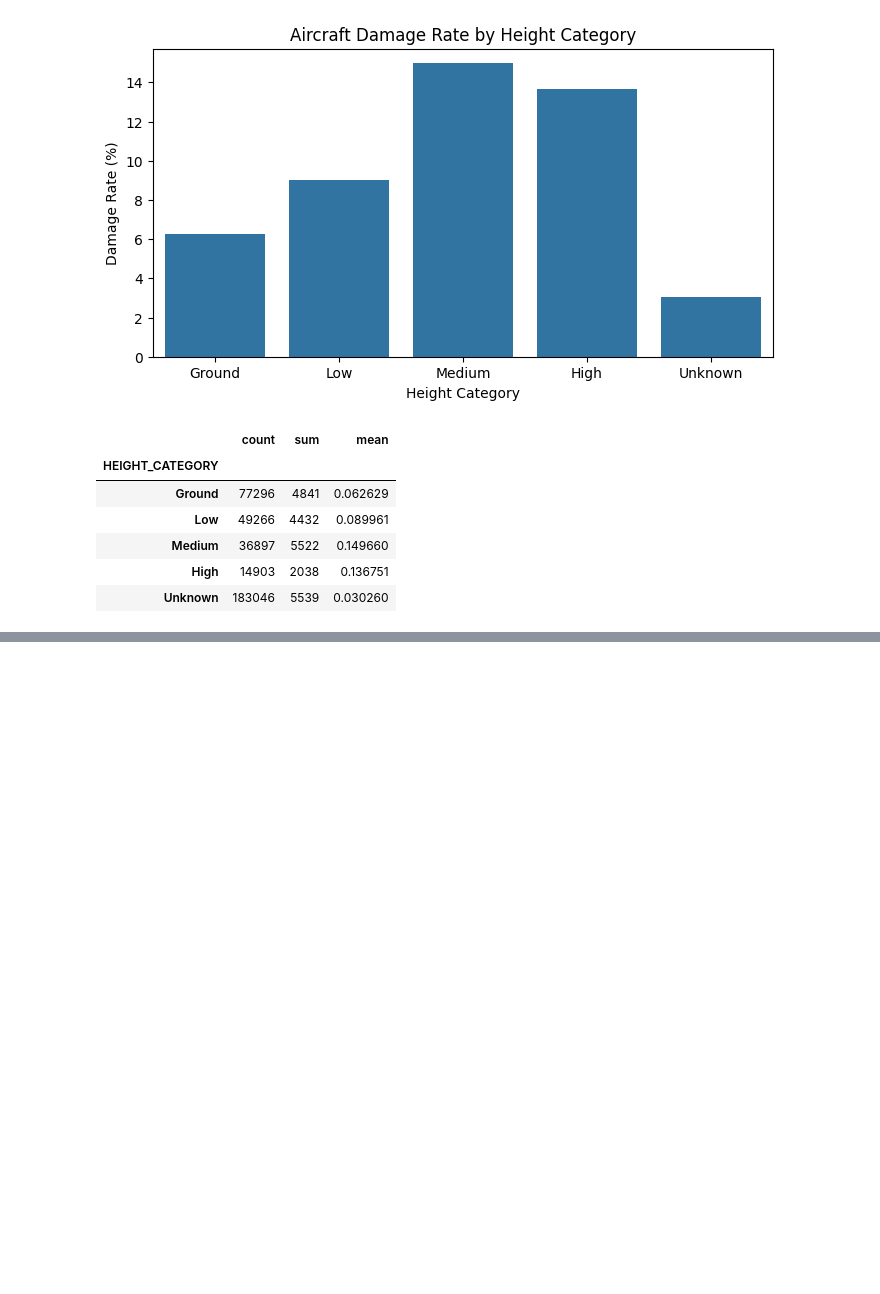
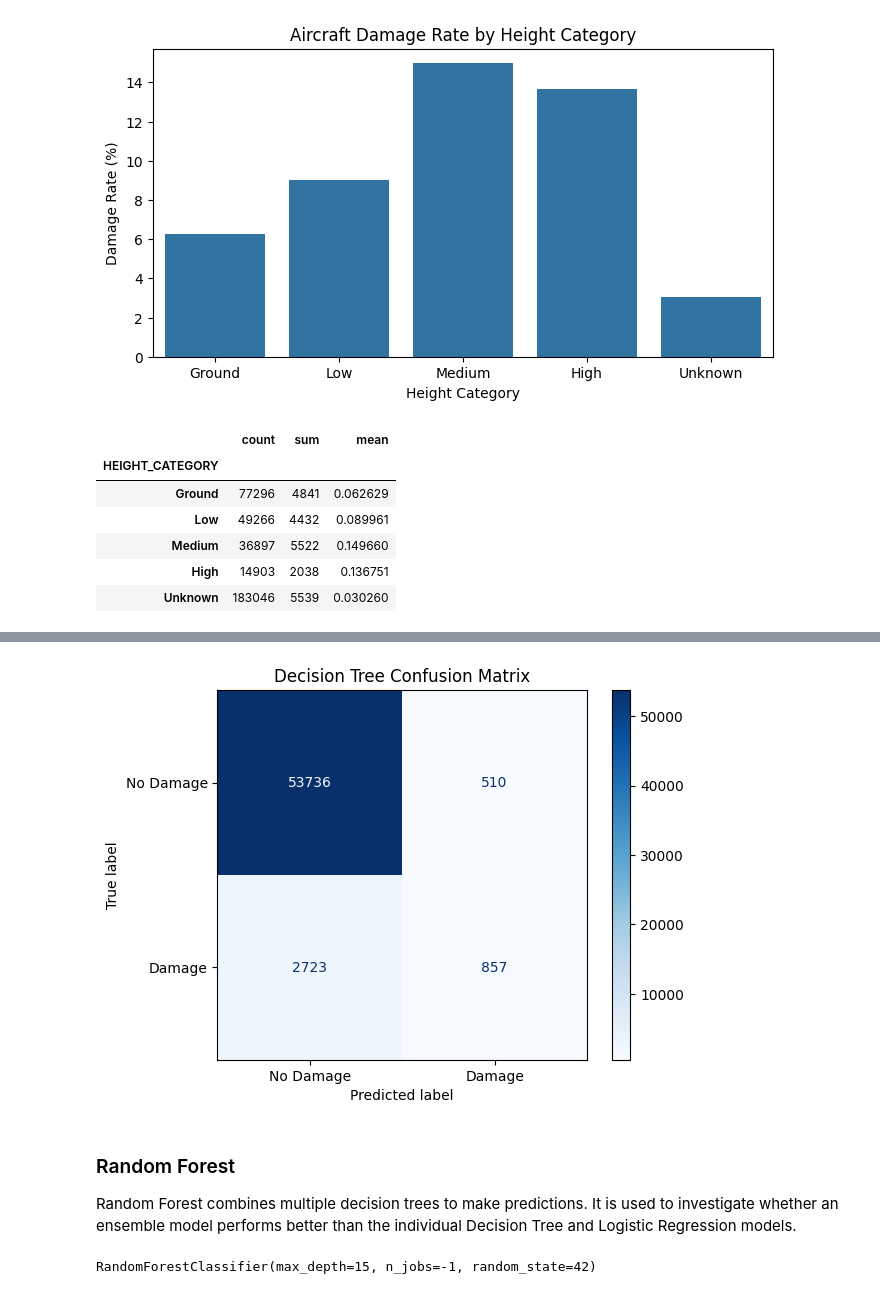
Before and after one commit to annasehgal/final-project-tech-68, a Jupyter notebook: Anna_TECH_68_Machine_learning_for_business_in_Python.ipynb, the cells around one changed output, grey strips where cells are left out. Saved outputs shown, nothing was run; the diff lists cells and outputs as text; code cells hidden in the pictures; blank space fills up the shorter version.

```diff
--- a/Anna_TECH_68_Machine_learning_for_business_in_Python.ipynb
+++ b/Anna_TECH_68_Machine_learning_for_business_in_Python.ipynb
@@ -885,0 +981,3 @@ df.groupby("HEIGHT_CATEGORY", observed=True)["INDICATED_DAMAGE"].agg(["count", "
+# %%
+dt_model = DecisionTreeClassifier(max_depth=10, random_state=42)
+dt_model.fit(X_fit_prepared, y_fit)
@@ -885,0 +986,3 @@ df.groupby("HEIGHT_CATEGORY", observed=True)["INDICATED_DAMAGE"].agg(["count", "
+# %%
+dt_pred = dt_model.predict(X_val_prepared)
+dt_prob = dt_model.predict_proba(X_val_prepared)[:, 1]
@@ -885,0 +1016,15 @@ df.groupby("HEIGHT_CATEGORY", observed=True)["INDICATED_DAMAGE"].agg(["count", "
+# %%
+ConfusionMatrixDisplay.from_predictions(y_val, dt_pred, display_labels=["No Damage", "Damage"], cmap="Blues")
+plt.title("Decision Tree Confusion Matrix")
+plt.show()
+# %% [output]
+[figure, added]
+# %% [markdown]
+### Random Forest
+
+Random Forest combines multiple decision trees to make predictions. It is used to investigate whether an ensemble model performs better than the individual Decision Tree and Logistic Regression models.
+# %%
+rf_model = RandomForestClassifier(n_estimators=100, max_depth=15, random_state=42, n_jobs=-1)
+rf_model.fit(X_fit_prepared, y_fit)
+# %% [output]
+RandomForestClassifier(max_depth=15, n_jobs=-1, random_state=42)
```
Also changed, not shown: parts of 20 cells of this notebook.
